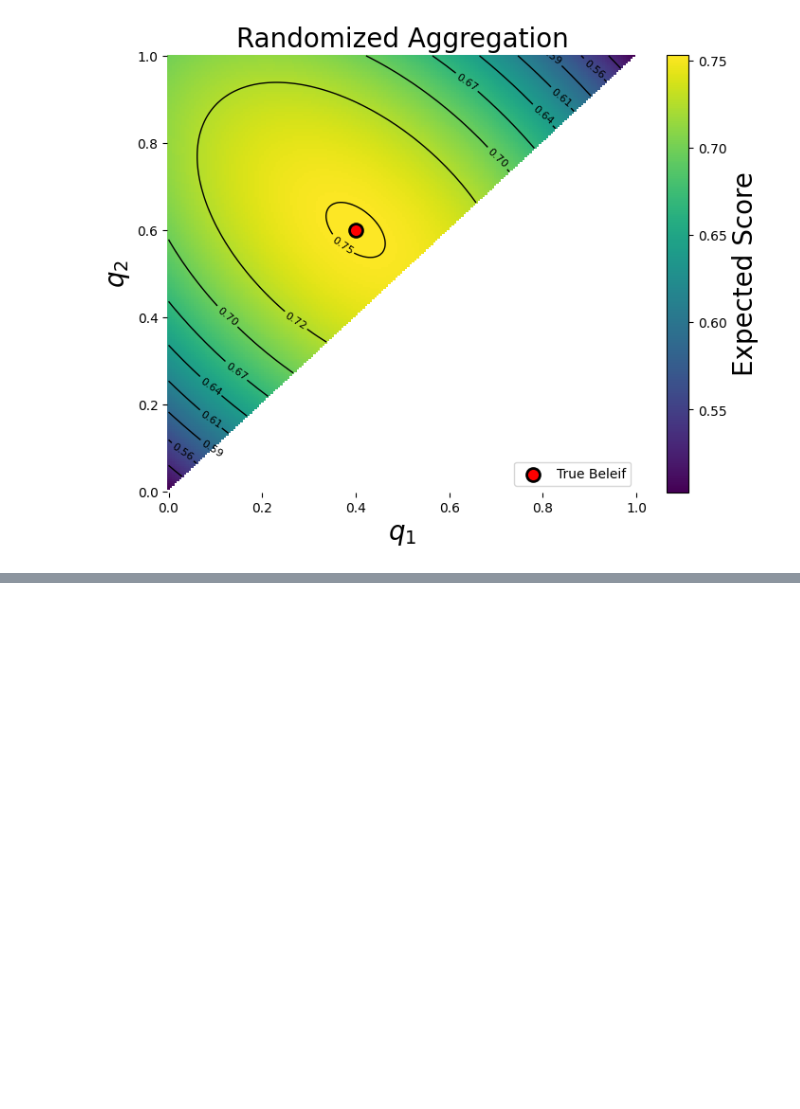
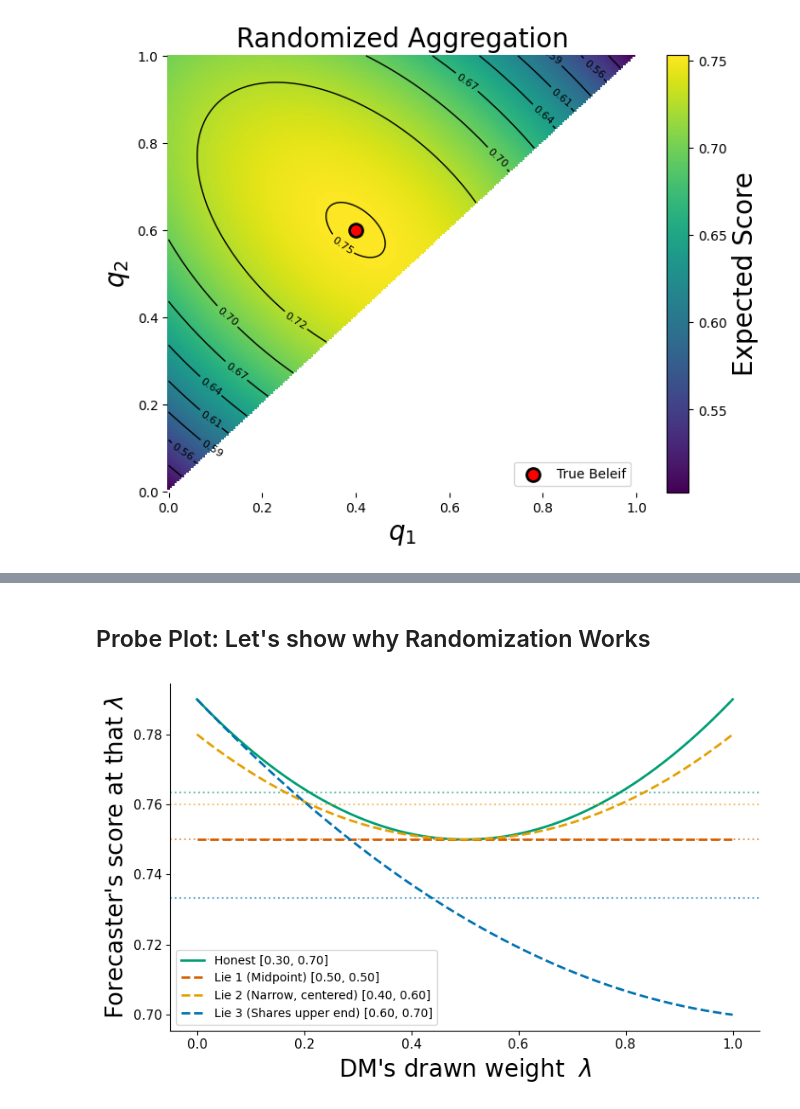
Before and after one commit to FlyinHedgehog/Imprecise-Scoring-Rule-Seminar, a Jupyter notebook: scoring_rule.ipynb, the cells around one changed output, grey strips where cells are left out. Saved outputs shown, nothing was run; the diff lists cells and outputs as text; code cells hidden in the pictures; blank space fills up the shorter version.

```diff
--- a/scoring_rule.ipynb
+++ b/scoring_rule.ipynb
@@ -630,0 +947,37 @@ plt.show()
+# %% [markdown]
+## Probe Plot: Let's show why Randomization Works
+# %%
+P_LOW, P_UP = 0.30, 0.70
+m = (P_LOW + P_UP) / 2
+
+reports = {
+    "Honest [0.30, 0.70]": (0.30, 0.70, COLORS["green"], "-"),
+    "Lie 1 (Midpoint) [0.50, 0.50]": (0.50, 0.50, COLORS["red"], "--"),
+    "Lie 2 (Narrow, centered) [0.40, 0.60]": (0.40, 0.60, COLORS["orange"], "--"),
+    "Lie 3 (Shares upper end) [0.60, 0.70]": (0.60, 0.70, COLORS["blue"], "--"),
+}
+
+lams = np.linspace(0, 1, 200)
+
+def score_at_lambda(q1, q2, lam):
+    true_p = lam * P_LOW + (1 - lam) * P_UP
+    a      = lam * q1 + (1 - lam) * q2
+    score  = (1 - true_p) * _loss(a, 0.0) + true_p * _loss(a, 1.0)
+    return -score
+
+fig, ax = plt.subplots(figsize=(8, 5))
+for label, (q1, q2, color, ls) in reports.items():
+    ys = [score_at_lambda(q1, q2, lam) for lam in lams]
+    ax.plot(lams, ys, color=color, linestyle=ls, linewidth=2, label=label)
+    ax.axhline(np.mean(ys), color=color, linestyle=":", linewidth=1.5, alpha=0.6)
+ax.set_xlabel(r"DM's drawn weight  $\lambda$", fontsize=20)
+ax.set_ylabel("Forecaster's score at that $\\lambda$", fontsize=20)
+ax.legend(fontsize=10, loc="lower left")
+ax.spines["top"].set_visible(False)
+ax.spines["right"].set_visible(False)
+ax.tick_params(axis="both", labelsize=11)
+plt.tight_layout()
+plt.savefig(os.path.join(FIG_DIR, "probe_plot.pdf"), bbox_inches="tight", dpi=150)
+plt.show()
+# %% [output]
+[figure, added]
```
Also changed, not shown: parts of 35 cells of this notebook, 40 other files.
